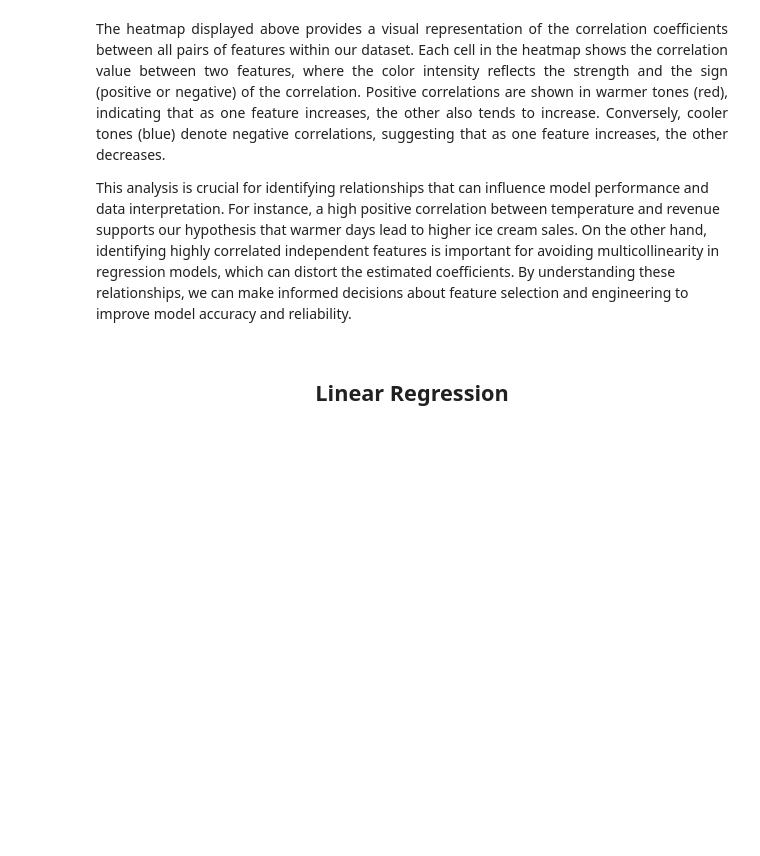
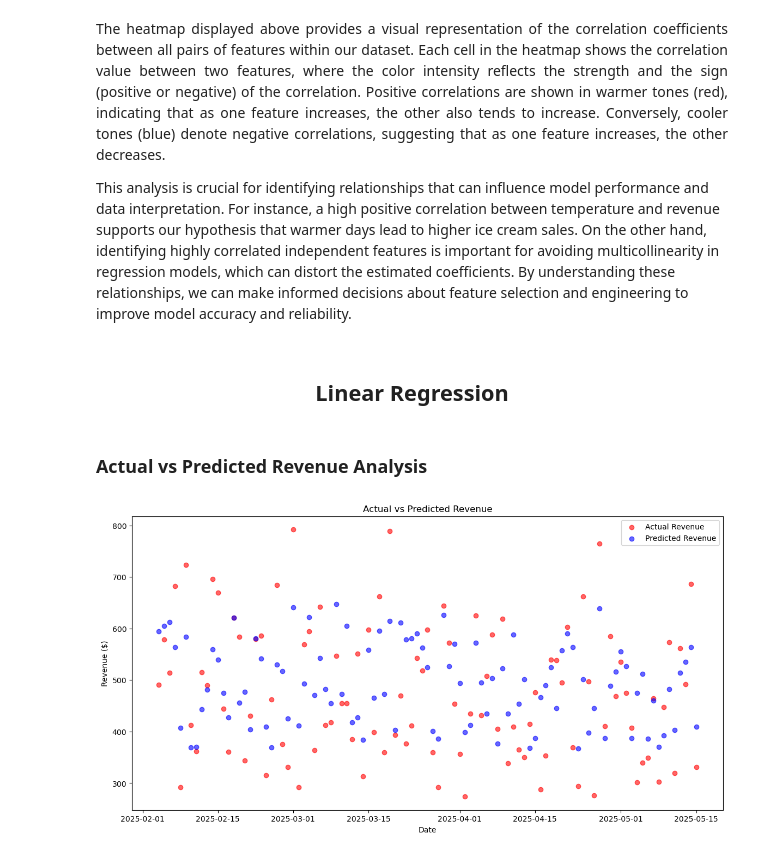
Before and after one commit to nickking93/ML-Revenue-Prediction-Model-Expanded, a Jupyter notebook: Expanded Notebook/ExpandedCapstone.ipynb, the cells around one changed output. Cells and saved outputs as stored; diff of their text form; code cells hidden in the pictures; blank space fills up the shorter version.

Commit message:
Adds Linear Regression section with model training and evauation metrics.

```diff
--- a/Expanded Notebook/ExpandedCapstone.ipynb
+++ b/Expanded Notebook/ExpandedCapstone.ipynb
@@ -115,3 +119,27 @@ plt.show()
 This analysis is crucial for identifying relationships that can influence model performance and data interpretation. For instance, a high positive correlation between temperature and revenue supports our hypothesis that warmer days lead to higher ice cream sales. On the other hand, identifying highly correlated independent features is important for avoiding multicollinearity in regression models, which can distort the estimated coefficients. By understanding these relationships, we can make informed decisions about feature selection and engineering to improve model accuracy and reliability.</p>
 # %% [markdown]
 <h2><center>Linear Regression</center></h2>
+# %%
+# Initialize the Linear Regression model
+model = LinearRegression()
+
+# Fit the model on the training data
+model.fit(X_train.drop('date', axis=1), y_train)  # Ensure to drop non-numeric columns like 'date'
+
+# Make predictions on both training and testing sets
+train_preds = model.predict(X_train.drop('date', axis=1))
+test_preds = model.predict(X_test.drop('date', axis=1))
+# %% [markdown]
+<h3>Actual vs Predicted Revenue Analysis</h3>
+# %%
+# Plotting Actual vs. Predicted values for the test set
+plt.figure(figsize=(14, 7))
+plt.scatter(X_test['date'], y_test, color='red', label='Actual Revenue', alpha=0.6)
+plt.scatter(X_test['date'], test_preds, color='blue', label='Predicted Revenue', alpha=0.6)
+plt.title('Actual vs Predicted Revenue')
+plt.xlabel('Date')
+plt.ylabel('Revenue ($)')
+plt.legend()
+plt.show()
+# %% [output]
+[figure, added]
```
Also changed, not shown: parts of 4 cells of this notebook, 2 other files.
